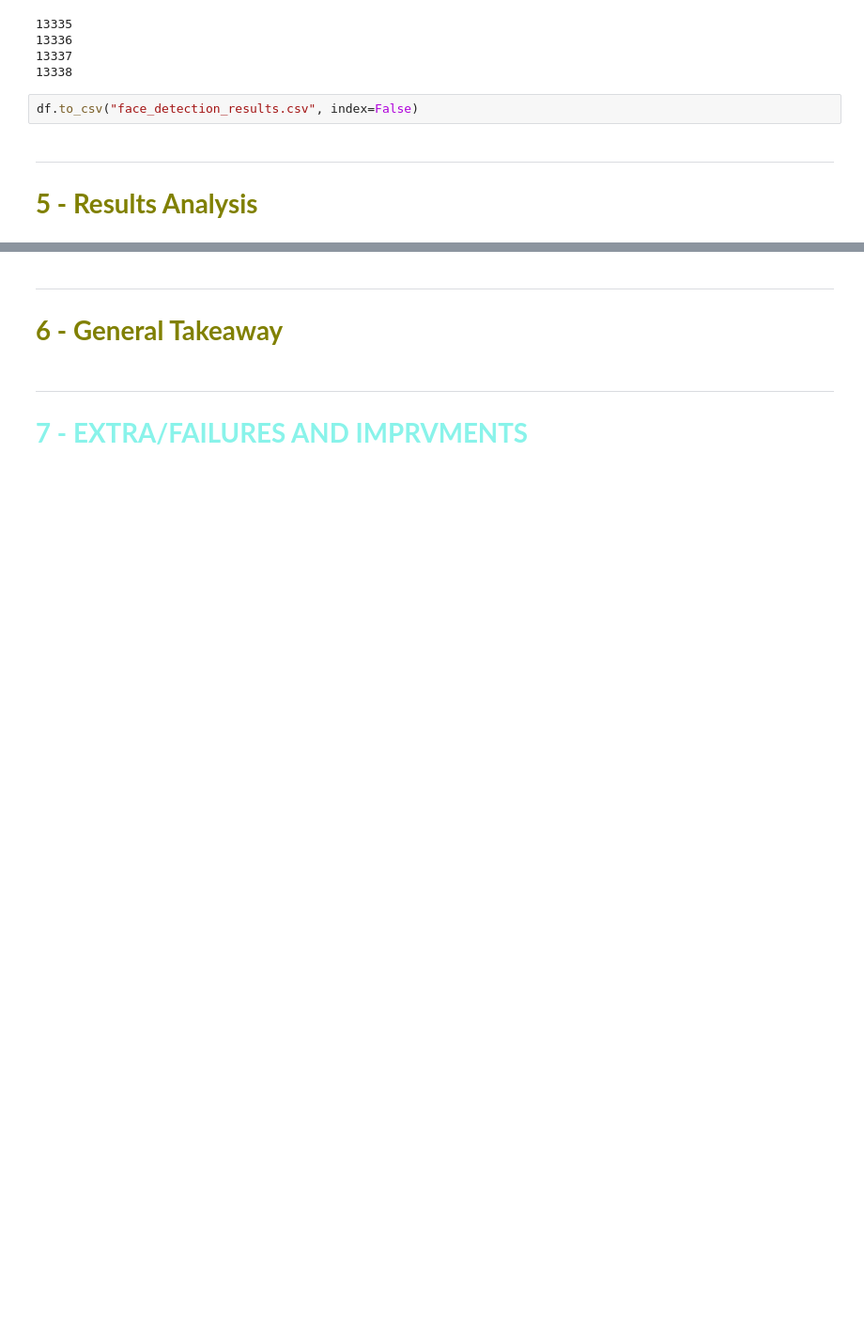
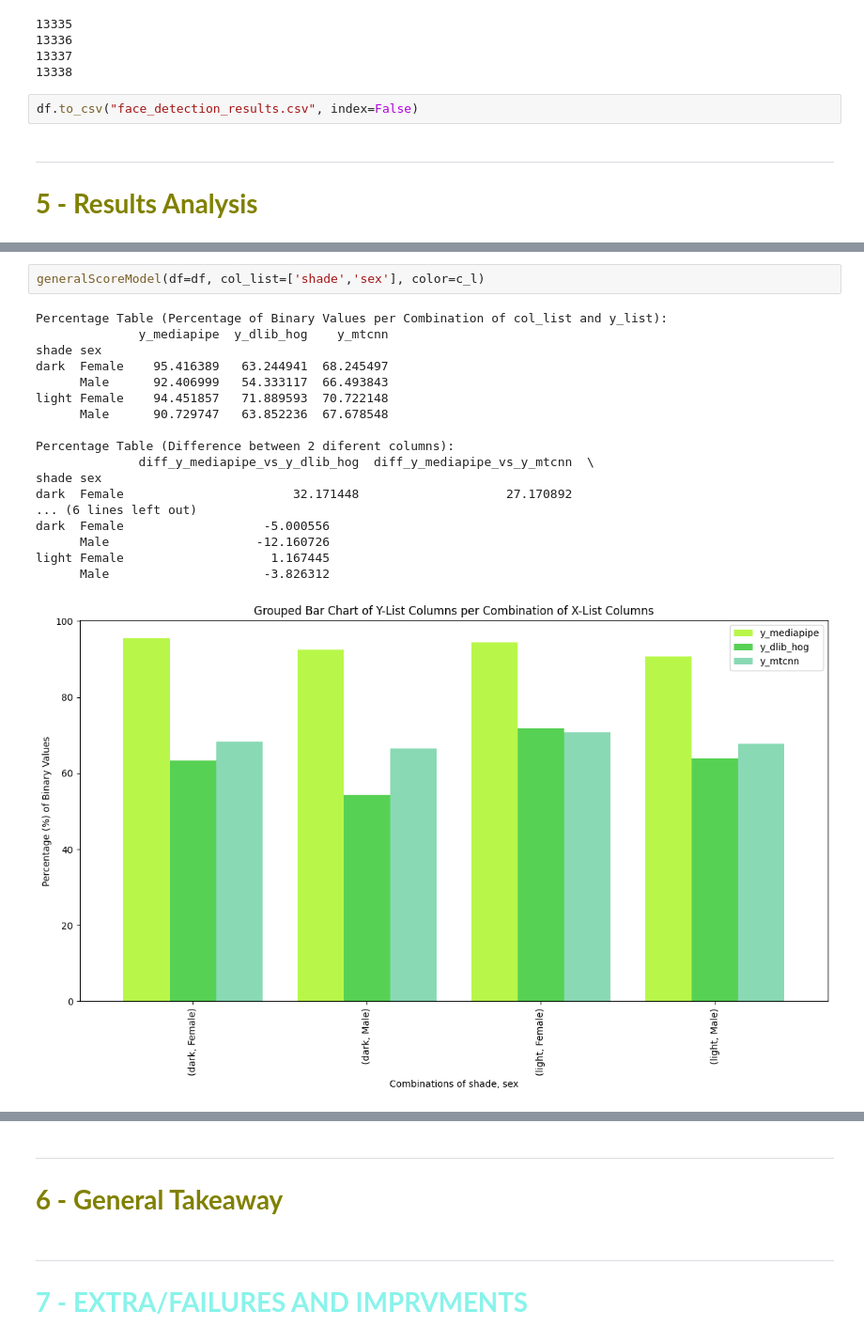
Before and after one commit to BOB-o-rabanete/Colored_Faces, a Jupyter notebook: main.ipynb, the cells around one changed output, grey strips where cells are left out. Shown at 94% size. Cells and saved outputs as stored; diff of their text form; blank space fills up the shorter version.

```diff
--- a/main.ipynb
+++ b/main.ipynb
@@ -509,0 +658,21 @@ for same shade:
+# %%
+generalScoreModel(df=df, col_list=['shade','sex'], color=c_l)
+# %% [output]
+Percentage Table (Percentage of Binary Values per Combination of col_list and y_list):
+              y_mediapipe  y_dlib_hog    y_mtcnn
+shade sex
+dark  Female    95.416389   63.244941  68.245497
+      Male      92.406999   54.333117  66.493843
+light Female    94.451857   71.889593  70.722148
+      Male      90.729747   63.852236  67.678548
+
+Percentage Table (Difference between 2 diferent columns):
+              diff_y_mediapipe_vs_y_dlib_hog  diff_y_mediapipe_vs_y_mtcnn  \
+shade sex
+dark  Female                       32.171448                    27.170892
+... (6 lines left out)
+dark  Female                   -5.000556
+      Male                    -12.160726
+light Female                    1.167445
+      Male                     -3.826312
+[figure, added]
```
Also changed, not shown: parts of 25 cells of this notebook, 2 other files.
